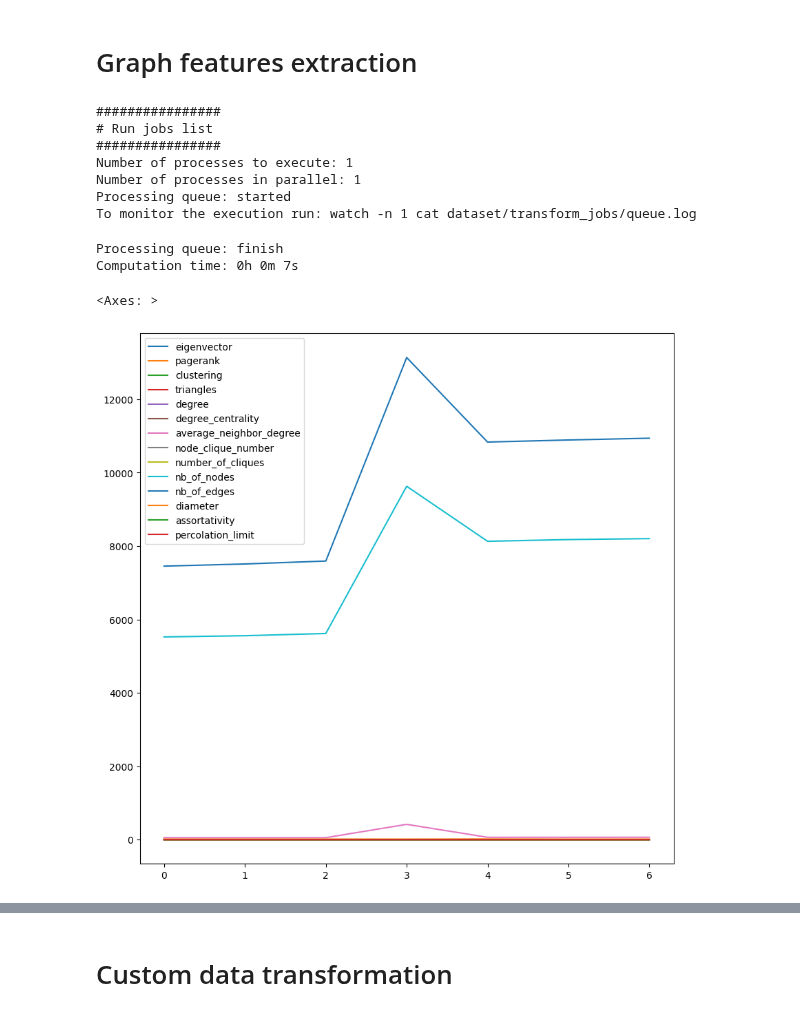
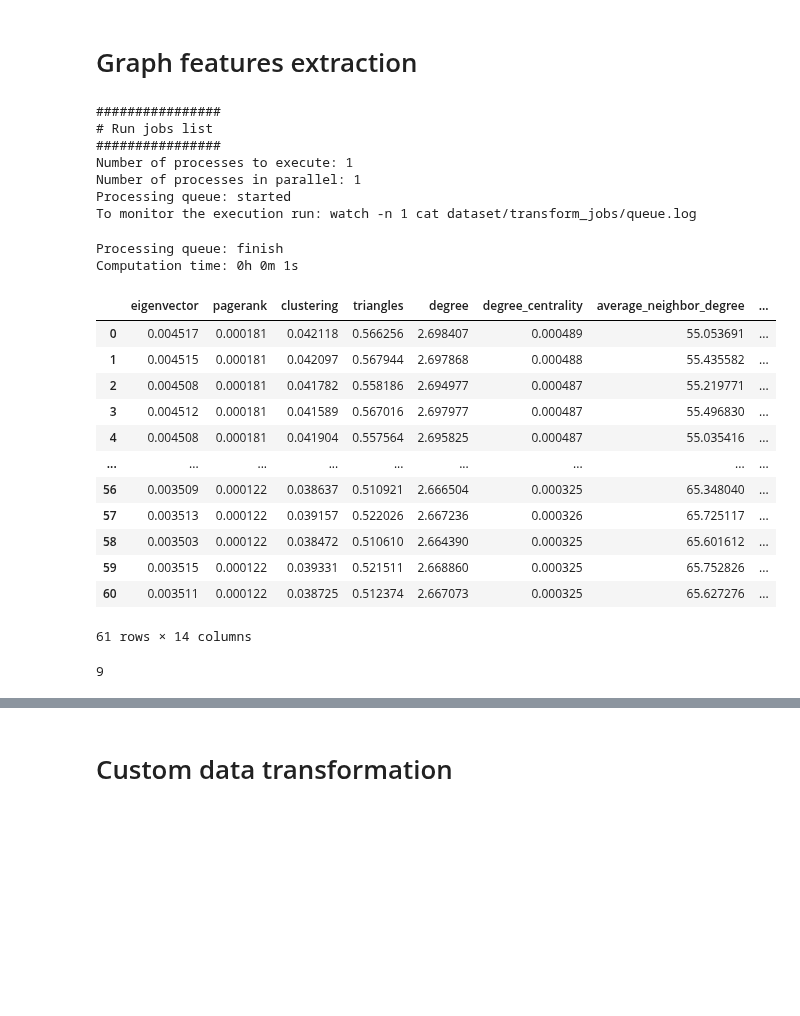
Before and after one commit to hyonbokan/BGP_data_analysis, a Jupyter notebook: bml/BML/bml_dataset.ipynb, the cells around one changed output, grey strips where cells are left out. Saved outputs shown, nothing was run; the diff lists cells and outputs as text; code cells hidden in the pictures; blank space fills up the shorter version.

```diff
--- a/bml/BML/bml_dataset.ipynb
+++ b/bml/BML/bml_dataset.ipynb
@@ -79,7 +106,7 @@ datTran = DatasetTransformation(folder, "BML.transform", "GraphFeatures")
 
 datTran.setParams({
         "global":{
-            "Period": 10,
+            "Period": 1,
         }
     })
 
@@ -94,11 +121,22 @@ Number of processes in parallel: 1
 Processing queue: started
 To monitor the execution run: watch -n 1 cat dataset/transform_jobs/queue.log
 Processing queue: finish
-Computation time: 0h 0m 7s
+Computation time: 0h 0m 1s
 # %%
 import pandas as pd
-data = pd.read_json(folder+"/anomaly/GoogleLeak/transform/GraphFeatures/GraphFeatures_10.json")
-data.plot(figsize=(10,10))
+data = pd.read_json(folder+"/anomaly/GoogleLeak/transform/GraphFeatures/GraphFeatures_1.json")
+data
 # %% [output]
+|  | eigenvector | pagerank | clustering | triangles | degree | degree_centrality | average_neighbor_degree | ... |
+| 0 | 0.004517 | 0.000181 | 0.042118 | 0.566256 | 2.698407 | 0.000489 | 55.053691 | ... |
+| 1 | 0.004515 | 0.000181 | 0.042097 | 0.567944 | 2.697868 | 0.000488 | 55.435582 | ... |
+| 2 | 0.004508 | 0.000181 | 0.041782 | 0.558186 | 2.694977 | 0.000487 | 55.219771 | ... |
+| 3 | 0.004512 | 0.000181 | 0.041589 | 0.567016 | 2.697977 | 0.000487 | 55.496830 | ... |
+| 4 | 0.004508 | 0.000181 | 0.041904 | 0.557564 | 2.695825 | 0.000487 | 55.035416 | ... |
+| ... | ... | ... | ... | ... | ... | ... | ... | ... |
+| 56 | 0.003509 | 0.000122 | 0.038637 | 0.510921 | 2.666504 | 0.000325 | 65.348040 | ... |
+| 57 | 0.003513 | 0.000122 | 0.039157 | 0.522026 | 2.667236 | 0.000326 | 65.725117 | ... |
+| 58 | 0.003503 | 0.000122 | 0.038472 | 0.510610 | 2.664390 | 0.000325 | 65.601612 | ... |
+| 59 | 0.003515 | 0.000122 | 0.039331 | 0.521511 | 2.668860 | 0.000325 | 65.752826 | ... |
+| 60 | 0.003511 | 0.000122 | 0.038725 | 0.512374 | 2.667073 | 0.000325 | 65.627276 | ... |
-<Axes: >
+61 rows × 14 columns
-[figure, removed]
@@ -104,0 +157,5 @@ data.plot(figsize=(10,10))
+# %%
+anomaly_count = data['anomaly'].sum()
+anomaly_count
+# %% [output]
+9
```
Also changed, not shown: parts of 12 cells of this notebook, 9 other files.
